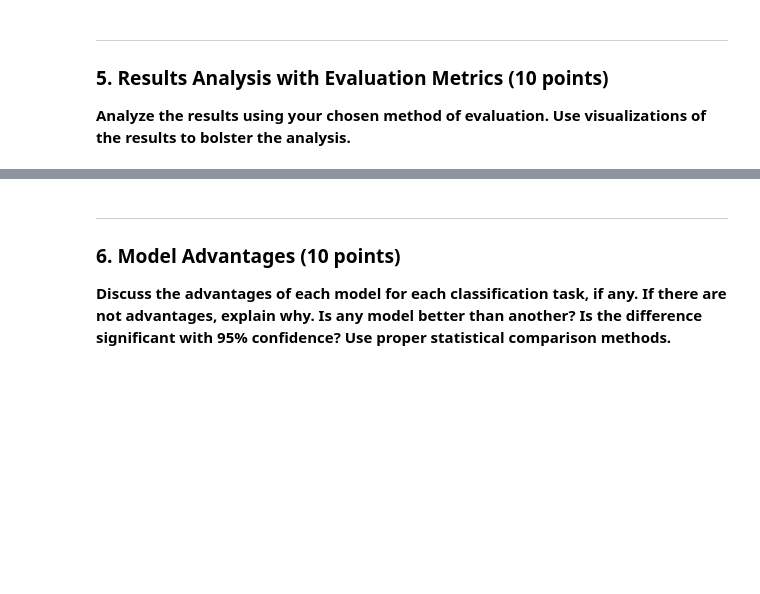
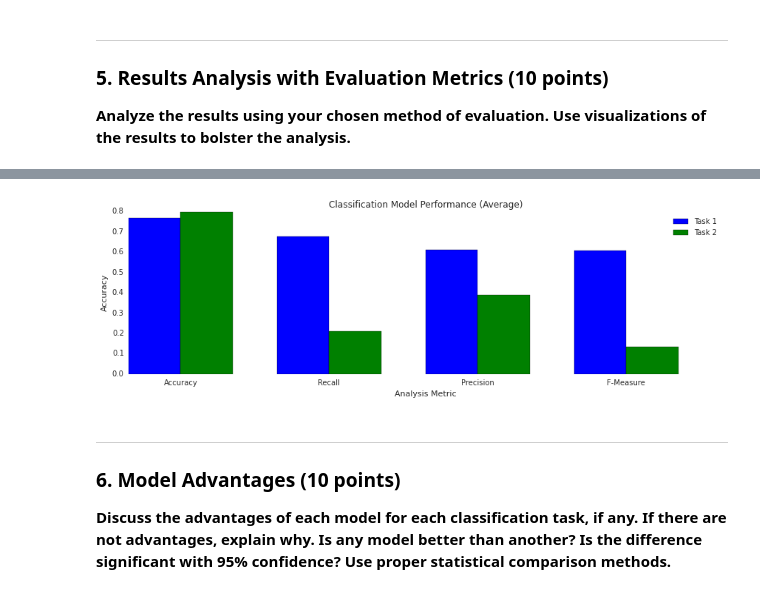
Before and after one commit to SpencerKaiser/DataMining, a Jupyter notebook: 03_AssignmentThree/A3-Master.ipynb, the cells around one changed output, grey strips where cells are left out. Drawn from its saved outputs; the diff is of its cells as text; code cells hidden in the pictures; blank space fills up the shorter version.

```diff
--- a/03_AssignmentThree/A3-Master.ipynb
+++ b/03_AssignmentThree/A3-Master.ipynb
@@ -876,3 +962,31 @@ Overall Averge Model F-Measure is: 13.18%
+# %%
+# Graph of classification model averages for task 1 and 2
+fig = plt.figure(figsize=(12, 4))
+
+plt.xlabel('Analysis Metric')
+plt.ylabel('Accuracy')
+plt.title('Classification Model Performance (Average)')
+numMetrics = np.arange(4)
+bar_width = 0.35
+
+task1 = (task1Acc, task1Recall, task1Precision, task1FMeasure)
+task2 = (task2Acc, task2Recall, task2Precision, task2FMeasure)
+
+rects1 = plt.bar(numMetrics, task1, bar_width,
+                 color='b',
+                 label='Task 1')
+
+rects2 = plt.bar(numMetrics + bar_width, task2, bar_width,
+                 color='g',
+                 label='Task 2')
+
+
+plt.xticks(numMetrics + bar_width, ('Accuracy', 'Recall', 'Precision', 'F-Measure'))
+plt.legend()
+plt.tight_layout()
+plt.show()
+# %% [output]
+[figure, added]
 # %% [markdown]
 ---
 ### 6. Model Advantages (10 points)
```
Also changed, not shown: parts of 8 cells of this notebook.
